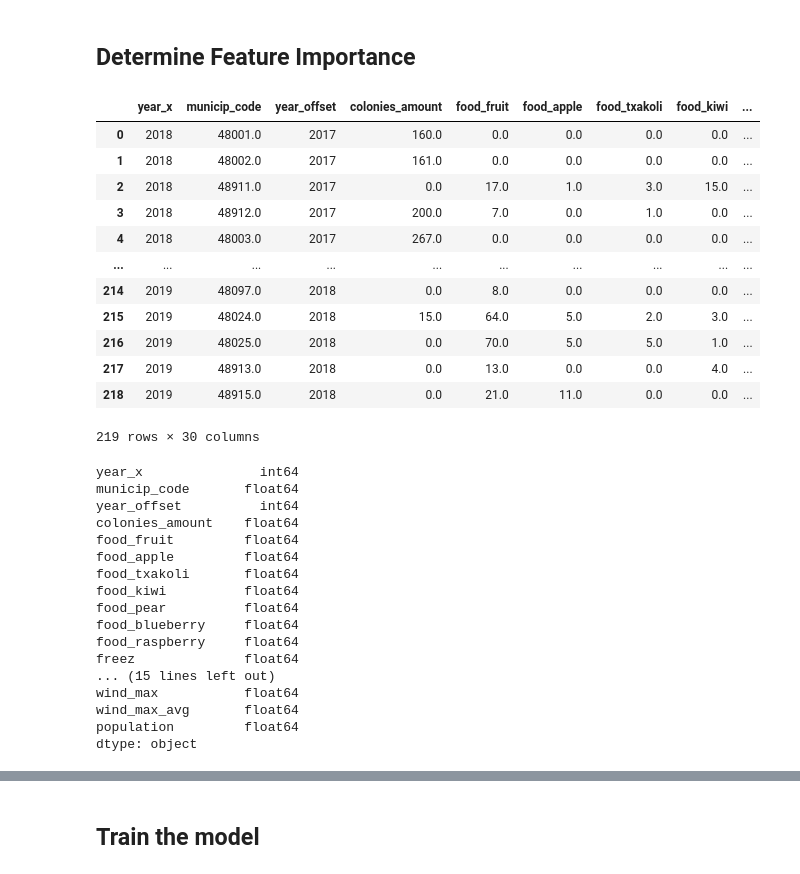
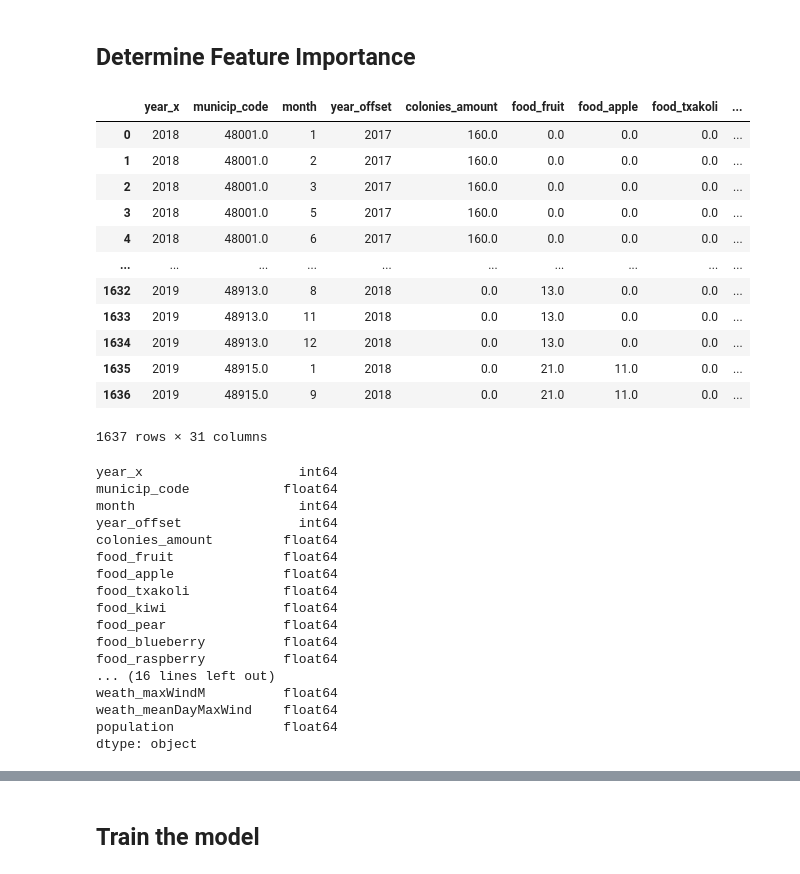
Before and after one commit to IEwaspbusters/KopuruVespaCompetitionIE, a Jupyter notebook: Competition_subs/2021-05-12_submit/batch_OLSmonths/workerbee05_HEX.ipynb, the cells around one changed output, grey strips where cells are left out. Drawn from its saved outputs; the diff is of its cells as text; code cells hidden in the pictures.

```diff
--- a/Competition_subs/2021-05-12_submit/batch_OLSmonths/workerbee05_HEX.ipynb
+++ b/Competition_subs/2021-05-12_submit/batch_OLSmonths/workerbee05_HEX.ipynb
@@ -96,41 +96,41 @@ QUEEN_predict.head()
 # %% [markdown]
 ## Determine Feature Importance
 # %%
-QUEEN_train_X = QUEEN_train.drop(columns = ['waspbust_id', 'species', 'municip_name', 'station_code', 'codigo'])
+QUEEN_train_X = QUEEN_train.drop(columns = ['waspbust_id', 'species', 'municip_name', 'station_code', 'MMM', 'station_name', 'index'])
 QUEEN_train_X
 # %% [output]
-|  | year_x | municip_code | year_offset | colonies_amount | food_fruit | food_apple | food_txakoli | food_kiwi | ... |
-| 0 | 2018 | 48001.0 | 2017 | 160.0 | 0.0 | 0.0 | 0.0 | 0.0 | ... |
-| 1 | 2018 | 48002.0 | 2017 | 161.0 | 0.0 | 0.0 | 0.0 | 0.0 | ... |
-| 2 | 2018 | 48911.0 | 2017 | 0.0 | 17.0 | 1.0 | 3.0 | 15.0 | ... |
-| 3 | 2018 | 48912.0 | 2017 | 200.0 | 7.0 | 0.0 | 1.0 | 0.0 | ... |
-| 4 | 2018 | 48003.0 | 2017 | 267.0 | 0.0 | 0.0 | 0.0 | 0.0 | ... |
+|  | year_x | municip_code | month | year_offset | colonies_amount | food_fruit | food_apple | food_txakoli | ... |
+| 0 | 2018 | 48001.0 | 1 | 2017 | 160.0 | 0.0 | 0.0 | 0.0 | ... |
+| 1 | 2018 | 48001.0 | 2 | 2017 | 160.0 | 0.0 | 0.0 | 0.0 | ... |
+| 2 | 2018 | 48001.0 | 3 | 2017 | 160.0 | 0.0 | 0.0 | 0.0 | ... |
+| 3 | 2018 | 48001.0 | 5 | 2017 | 160.0 | 0.0 | 0.0 | 0.0 | ... |
+| 4 | 2018 | 48001.0 | 6 | 2017 | 160.0 | 0.0 | 0.0 | 0.0 | ... |
 | ... | ... | ... | ... | ... | ... | ... | ... | ... | ... |
-| 214 | 2019 | 48097.0 | 2018 | 0.0 | 8.0 | 0.0 | 0.0 | 0.0 | ... |
-| 215 | 2019 | 48024.0 | 2018 | 15.0 | 64.0 | 5.0 | 2.0 | 3.0 | ... |
-| 216 | 2019 | 48025.0 | 2018 | 0.0 | 70.0 | 5.0 | 5.0 | 1.0 | ... |
-| 217 | 2019 | 48913.0 | 2018 | 0.0 | 13.0 | 0.0 | 0.0 | 4.0 | ... |
-| 218 | 2019 | 48915.0 | 2018 | 0.0 | 21.0 | 11.0 | 0.0 | 0.0 | ... |
+| 1632 | 2019 | 48913.0 | 8 | 2018 | 0.0 | 13.0 | 0.0 | 0.0 | ... |
+| 1633 | 2019 | 48913.0 | 11 | 2018 | 0.0 | 13.0 | 0.0 | 0.0 | ... |
+| 1634 | 2019 | 48913.0 | 12 | 2018 | 0.0 | 13.0 | 0.0 | 0.0 | ... |
+| 1635 | 2019 | 48915.0 | 1 | 2018 | 0.0 | 21.0 | 11.0 | 0.0 | ... |
+| 1636 | 2019 | 48915.0 | 9 | 2018 | 0.0 | 21.0 | 11.0 | 0.0 | ... |
-219 rows × 30 columns
+1637 rows × 31 columns
 # %%
 QUEEN_train_X.dtypes
 # %% [output]
-year_x               int64
-municip_code       float64
-year_offset          int64
-colonies_amount    float64
-food_fruit         float64
-food_apple         float64
-food_txakoli       float64
-food_kiwi          float64
-food_pear          float64
-food_blueberry     float64
-food_raspberry     float64
-freez              float64
-... (15 lines left out)
-wind_max           float64
-wind_max_avg       float64
-population         float64
+year_x                    int64
+municip_code            float64
+month                     int64
+year_offset               int64
+colonies_amount         float64
+food_fruit              float64
+food_apple              float64
+food_txakoli            float64
+food_kiwi               float64
+food_pear               float64
+food_blueberry          float64
+food_raspberry          float64
+... (16 lines left out)
+weath_maxWindM          float64
+weath_meanDayMaxWind    float64
+population              float64
 dtype: object
 # %%
 QUEEN_train_Y = QUEEN_train['waspbust_id']
```
Also changed, not shown: parts of 13 cells of this notebook, 3 other files.
